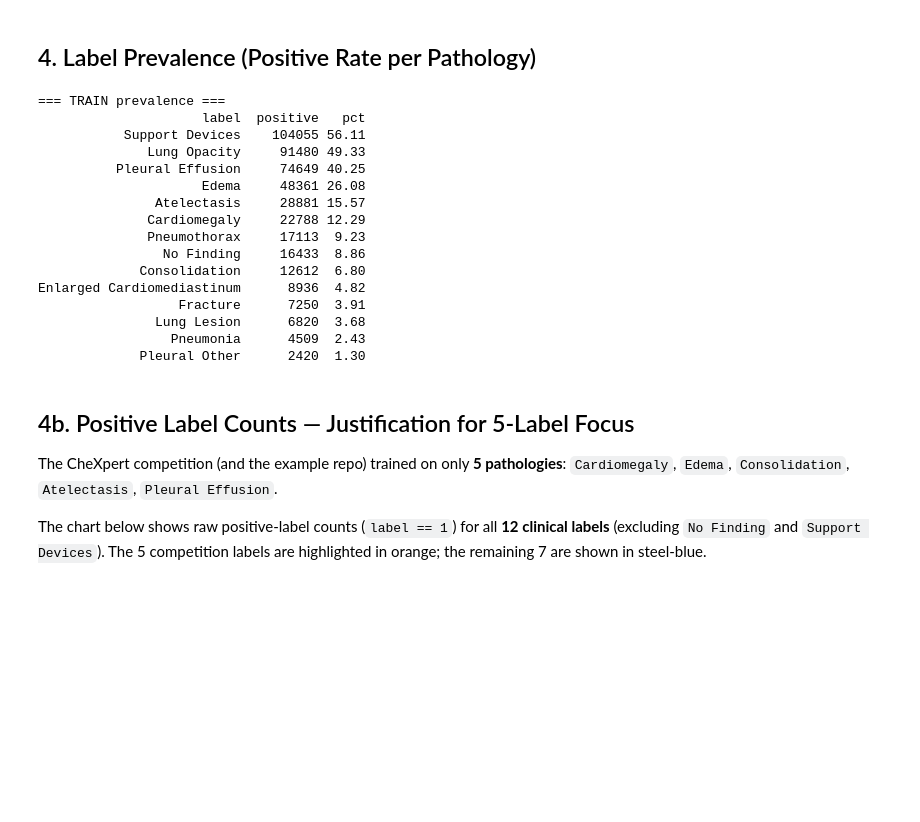
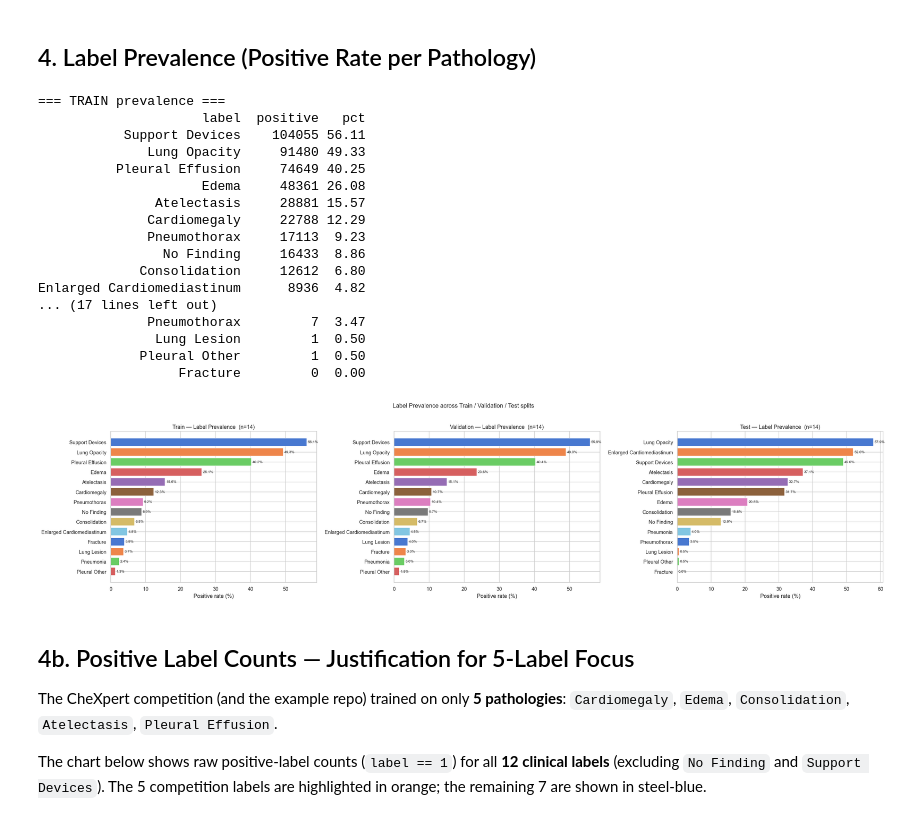
Before and after one commit to Daponte29/chest-radiology-deep-learning-bias-analysis, a Jupyter notebook: src/notebooks/01_data_exploration.ipynb, the cells around one changed output. Saved outputs shown, nothing was run; the diff lists cells and outputs as text; code cells hidden in the pictures; blank space fills up the shorter version.

```diff
--- a/src/notebooks/01_data_exploration.ipynb
+++ b/src/notebooks/01_data_exploration.ipynb
@@ -19,22 +19,22 @@ from PIL import Image
 sns.set_theme(style='whitegrid', palette='muted')
 plt.rcParams['figure.dpi'] = 120
 
-# Resolve repo root regardless of where the notebook is executed from.
-# Walks up from CWD until it finds pyproject.toml (the repo marker).
 _cwd = Path().resolve()
 REPO_ROOT = next(
     (p for p in [_cwd, *_cwd.parents] if (p / 'pyproject.toml').exists()),
-    _cwd  # fallback: stay in CWD
+    _cwd
 )
 
 SRC_DATA      = REPO_ROOT / 'src' / 'data'
 IMG_ROOT      = REPO_ROOT / 'src' / 'data' / '1'
 TRAIN_PARQUET = SRC_DATA / 'train_manifest.parquet'
 VALID_PARQUET = SRC_DATA / 'valid_manifest.parquet'
+TEST_PARQUET  = SRC_DATA / 'test_manifest.parquet'
 
 print('Repo root     :', REPO_ROOT)
 print('Train parquet :', TRAIN_PARQUET, '| exists:', TRAIN_PARQUET.exists())
 print('Valid parquet :', VALID_PARQUET, '| exists:', VALID_PARQUET.exists())
+print('Test parquet  :', TEST_PARQUET,  '| exists:', TEST_PARQUET.exists())
 print('Polars version:', pl.__version__)
 # %% [output]
 Repo root     : C:\Users\nolot\Desktop\Deep Learning\PROJECT\chest-radiology-deep-learning-bias-analysis
@@ -54,9 +47,11 @@ shape: (1, 1)
 # %%
 train_df = pl.read_parquet(TRAIN_PARQUET)
 valid_df = pl.read_parquet(VALID_PARQUET)
+test_df  = pl.read_parquet(TEST_PARQUET)
 
 print(f'Train shape : {train_df.shape}')
 print(f'Valid shape : {valid_df.shape}')
+print(f'Test shape  : {test_df.shape}')
 # %% [output]
 Train shape : (185452, 33)
 Valid shape : (5575, 33)
@@ -150,7 +146,7 @@ shape: (9, 15)
 # %% [markdown]
 ## 4. Label Prevalence (Positive Rate per Pathology)
 # %%
-def label_prevalence(df: pl.DataFrame, label_cols: list[str], split_name: str) -> pd.DataFrame:
+def label_prevalence(df: pl.DataFrame, label_cols: list[str]) -> pd.DataFrame:
     n = len(df)
     stats = []
     for col in label_cols:
@@ -160,11 +156,14 @@ def label_prevalence(df: pl.DataFrame, label_cols: list[str], split_name: str) -
         stats.append({'label': col, 'positive': pos, 'pct': round(100 * pos / n, 2)})
     return pd.DataFrame(stats).sort_values('pct', ascending=False).reset_index(drop=True)
 
-train_prev = label_prevalence(train_df, LABEL_COLS, 'train')
-valid_prev = label_prevalence(valid_df, LABEL_COLS, 'valid')
+train_prev = label_prevalence(train_df, LABEL_COLS)
+valid_prev = label_prevalence(valid_df, LABEL_COLS)
+test_prev  = label_prevalence(test_df,  LABEL_COLS)
 
 print('=== TRAIN prevalence ===')
 print(train_prev.to_string(index=False))
+print('\n=== TEST prevalence ===')
+print(test_prev.to_string(index=False))
 # %% [output]
 === TRAIN prevalence ===
                      label  positive   pct
@@ -178,24 +177,30 @@ print(train_prev.to_string(index=False))
                 No Finding     16433  8.86
              Consolidation     12612  6.80
 Enlarged Cardiomediastinum      8936  4.82
-                  Fracture      7250  3.91
-               Lung Lesion      6820  3.68
-                 Pneumonia      4509  2.43
-             Pleural Other      2420  1.30
+... (17 lines left out)
+              Pneumothorax         7  3.47
+               Lung Lesion         1  0.50
+             Pleural Other         1  0.50
+                  Fracture         0  0.00
 # %%
-fig, axes = plt.subplots(1, 2, figsize=(18, 6), sharey=False)
+fig, axes = plt.subplots(1, 3, figsize=(26, 6), sharey=False)
 
-for ax, prev, title in zip(axes, [train_prev, valid_prev], ['Train', 'Validation']):
+for ax, prev, title in zip(axes,
+                            [train_prev, valid_prev, test_prev],
+                            ['Train', 'Validation', 'Test']):
     bars = ax.barh(prev['label'], prev['pct'], color=sns.color_palette('muted', len(prev)))
     ax.set_xlabel('Positive rate (%)')
-    ax.set_title(f'{title} — Label Prevalence')
+    ax.set_title(f'{title} — Label Prevalence  (n={len(prev)})')
     ax.invert_yaxis()
     for bar, val in zip(bars, prev['pct']):
-        ax.text(bar.get_width() + 0.3, bar.get_y() + bar.get_height()/2,
+        ax.text(bar.get_width() + 0.3, bar.get_y() + bar.get_height() / 2,
                 f'{val:.1f}%', va='center', fontsize=8)
 
+plt.suptitle('Label Prevalence across Train / Validation / Test splits', fontsize=13, y=1.02)
 plt.tight_layout()
 plt.show()
+# %% [output]
+[figure, added]
 # %% [markdown]
 ## 4b. Positive Label Counts — Justification for 5-Label Focus
 
```
Also changed, not shown: parts of 6 cells of this notebook, 28 other files.
